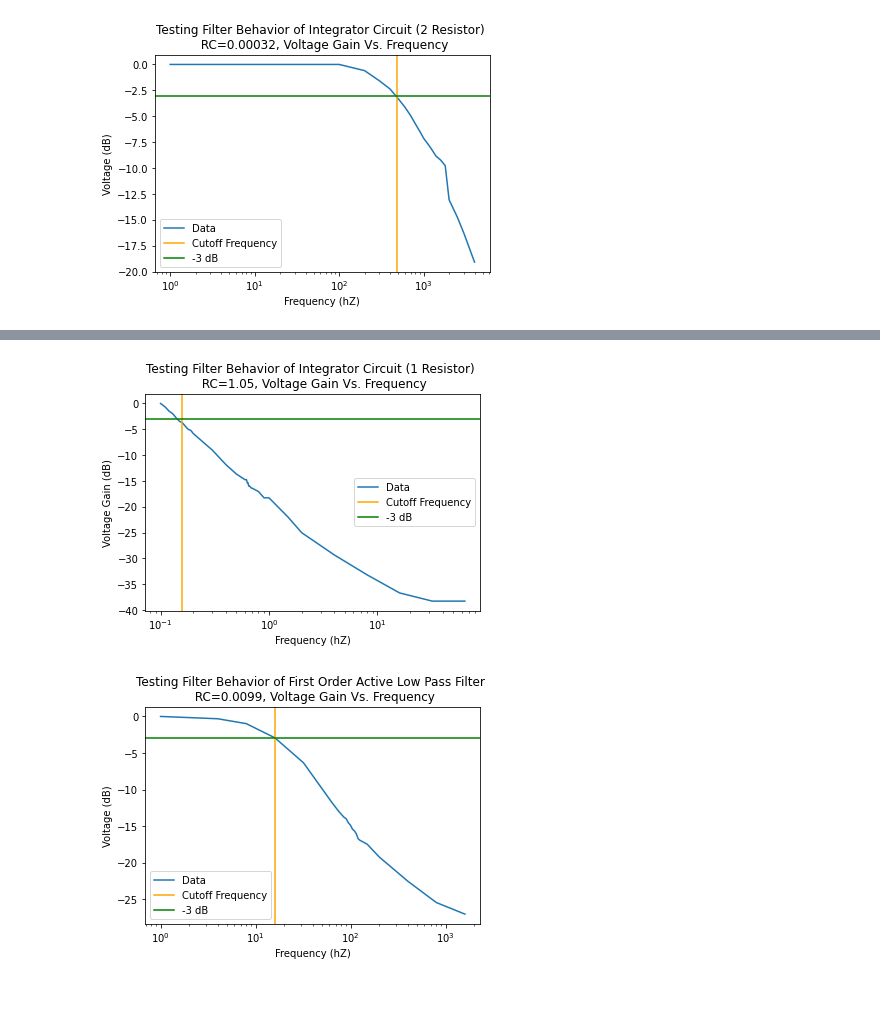
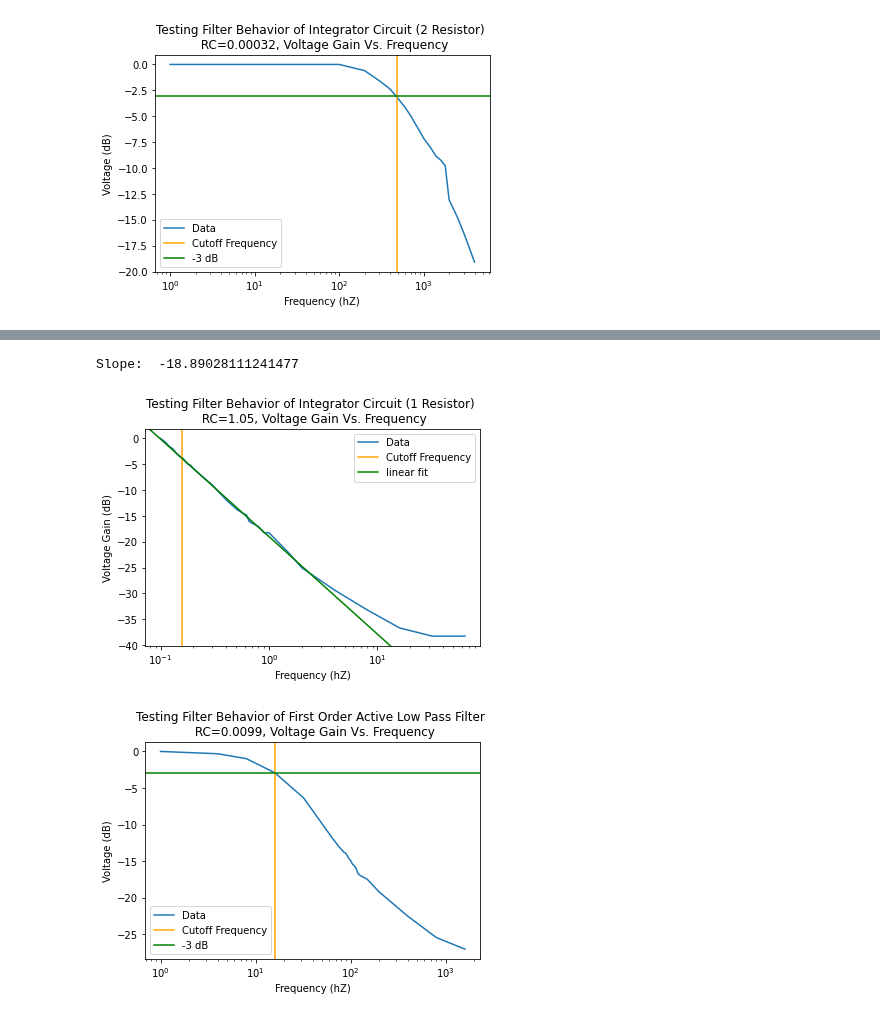
Before and after one commit to matthew-ding/physics5bl, a Jupyter notebook: Capstone/FilterData.ipynb, the cells around one changed output, grey strips where cells are left out. Drawn from its saved outputs; the diff is of its cells as text; code cells hidden in the pictures.

Commit message:
added linear fit to plots

```diff
--- a/Capstone/FilterData.ipynb
+++ b/Capstone/FilterData.ipynb
@@ -67,14 +104,16 @@ plt.show()
 # %%
 plt.title('Testing Filter Behavior of Integrator Circuit (1 Resistor) \n RC=1.05, Voltage Gain Vs. Frequency')
 plt.xlabel('Frequency (hZ)')
 plt.ylabel('Voltage Gain (dB)')
 plt.semilogx(f5, Vout_to_gain(Vpp5, Vpp5[0]), label='Data')
 plt.axvline(x = .159, color = 'orange', label = 'Cutoff Frequency')
-plt.axhline(y = -3, color = 'green', label = '-3 dB')
+plt.axline((f5[10], Vout_to_gain(Vpp5, Vpp5[0])[10]), (f5[18], Vout_to_gain(Vpp5, Vpp5[0])[18]), color = 'green', label = "linear fit")
+print("Slope: ", (Vout_to_gain(Vpp5, Vpp5[0])[18] - Vout_to_gain(Vpp5, Vpp5[0])[10])/(np.log10(f5[18])-np.log10(f5[10])))
 plt.legend()
 plt.show()
 # %% [output]
+Slope:  -18.89028111241477
-[figure, old version]
+[figure, new version]
 # %%
 plt.title('Testing Filter Behavior of First Order Active Low Pass Filter \n RC=0.0099, Voltage Gain Vs. Frequency')
 plt.xlabel('Frequency (hZ)')
```
Also changed, not shown: parts of 5 cells of this notebook.
